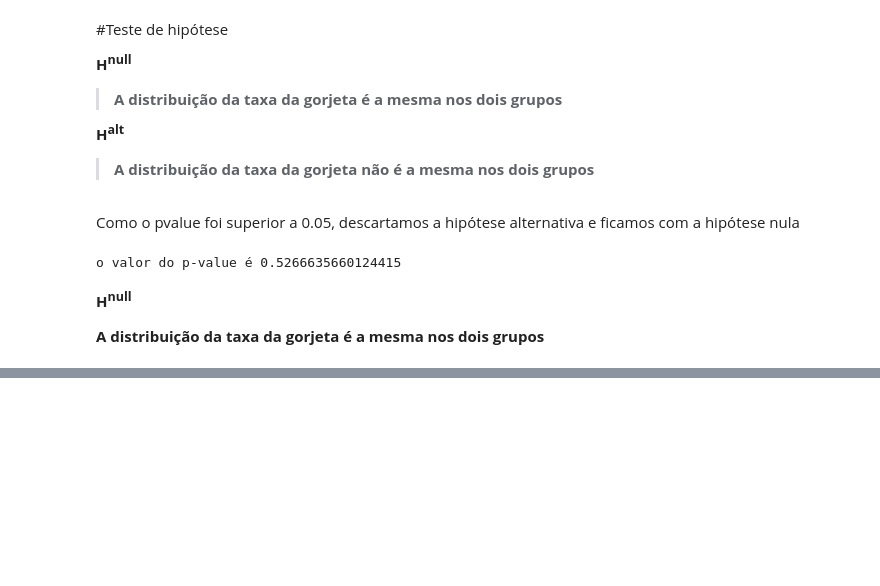
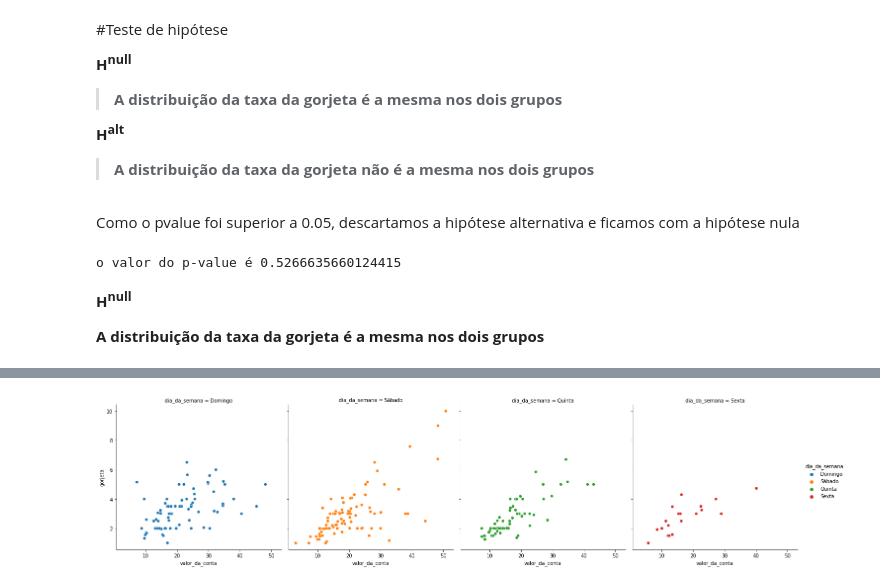
Before and after one commit to erikamarchi/data-visualization-explorando-com-seaborn, a Jupyter notebook: EDA_Gorjetas.ipynb, the cells around one changed output, grey strips where cells are left out. Drawn from its saved outputs; the diff is of its cells as text; code cells hidden in the pictures; blank space fills up the shorter version.

```diff
--- a/EDA_Gorjetas.ipynb
+++ b/EDA_Gorjetas.ipynb
@@ -256,0 +292,8 @@ o valor do p-value é 0.5266635660124415
+# %%
+sns.relplot(hue='dia_da_semana',
+            x='valor_da_conta',
+            y='gorjeta',
+            col='dia_da_semana',
+            data=gorjetas);
+# %% [output]
+[figure, added]
```
Also changed, not shown: parts of 8 cells of this notebook.
